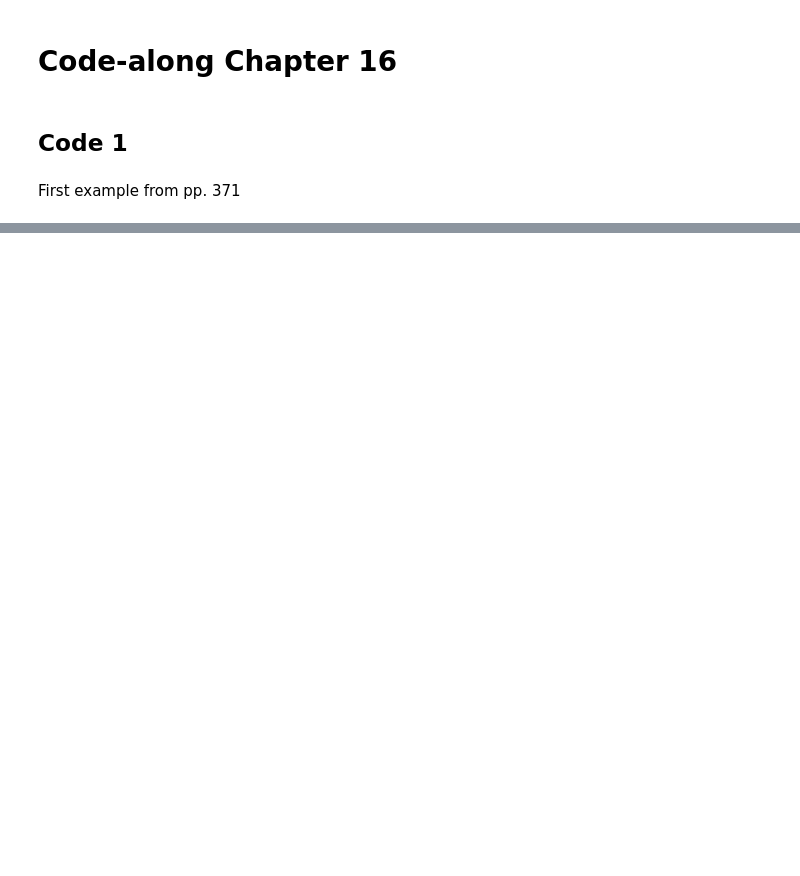
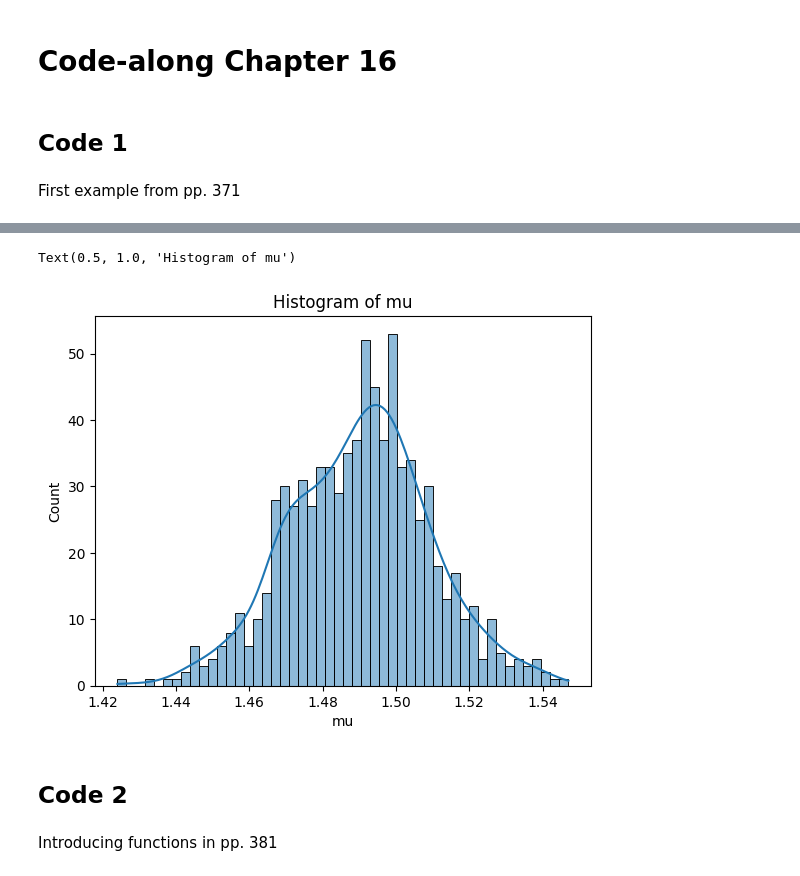
Before and after one commit to fontanads/statsdojo, a Jupyter notebook: stan/examples/lambert/ch16/ch16.ipynb, the cells around one changed output, grey strips where cells are left out. Cells and saved outputs as stored; diff of their text form; code cells hidden in the pictures; blank space fills up the shorter version.

```diff
--- a/stan/examples/lambert/ch16/ch16.ipynb
+++ b/stan/examples/lambert/ch16/ch16.ipynb
@@ -58,0 +235,19 @@ fit.summary()
+# %%
+# plot histogram of var (all chains)
+var_name = "mu"
+# var_name = "sigma"
+
+sns.histplot(
+    data=df_draws,
+    x=var_name,
+    bins=50,
+    kde=True
+)
+plt.title(f"Histogram of {var_name}")
+# %% [output]
+Text(0.5, 1.0, 'Histogram of mu')
+[figure, added]
+# %% [markdown]
+## Code 2
+# %% [markdown]
+Introducing functions in pp. 381
```
Also changed, not shown: parts of 20 cells of this notebook, 3 other files.
